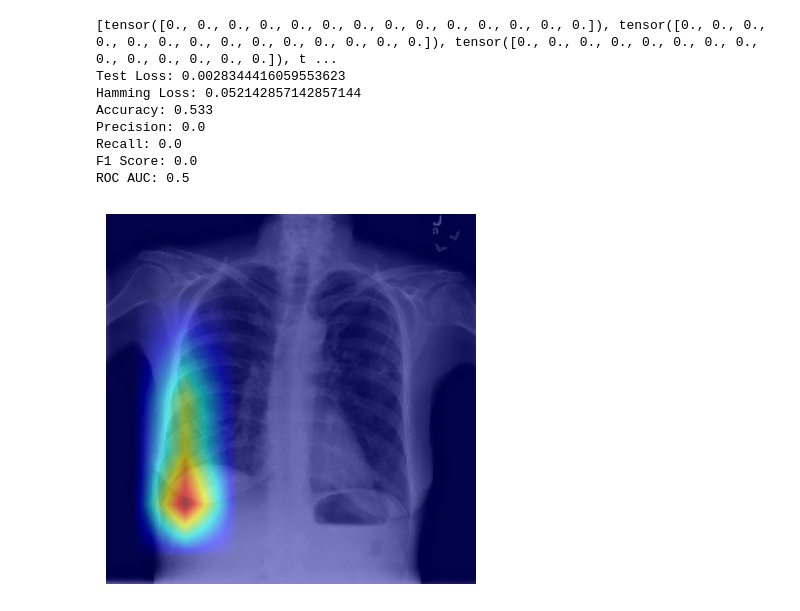
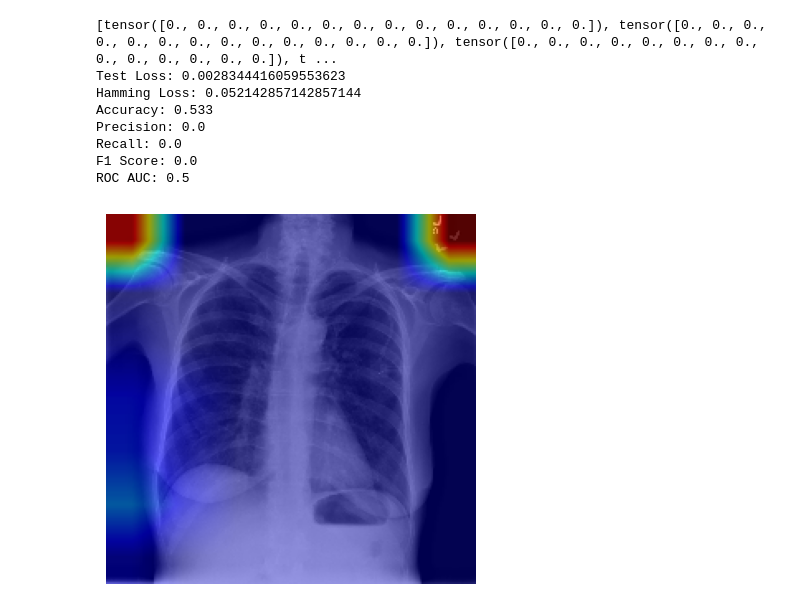
Before and after one commit to totton-hollenbeak/DS440-Project, a Jupyter notebook: DS440_Project.ipynb, the cells around one changed output. Drawn from its saved outputs; the diff is of its cells as text; code cells hidden in the pictures.

Commit message:
Updated GRAD CAM to plot all targets

```diff
--- a/DS440_Project.ipynb
+++ b/DS440_Project.ipynb
@@ -273,25 +273,25 @@ ROC AUC: 0.5
 # %%
 model.load_state_dict(torch.load("best_transfer_learning_model.pth", weights_only=True))
 model.eval()
 
 target_layers = [model.layer4[-1]]
 
 image = Image.open("./Example Images/Infiltration.PNG").convert("RGB")
 input_tensor = data_transform(image).unsqueeze(0)
 
-targets = [ClassifierOutputTarget(0)]
+targets = [ClassifierOutputTarget(i) for i in range(0, 15)]
 
 with GradCAM(model=model, target_layers=target_layers) as cam:
     grayscale_cam = cam(input_tensor=input_tensor, targets=targets)
     grayscale_cam = grayscale_cam[0, :]
 
     rgb_img = np.array(image) / 255.0
     rgb_img = cv2.resize(rgb_img, (224, 224))
 
     visualization = show_cam_on_image(rgb_img, grayscale_cam, use_rgb=True)
 
     plt.imshow(visualization)
     plt.axis('off')
     plt.show()
 # %% [output]
-[figure, old version]
+[figure, new version]
```
Also changed, not shown: parts of 1 cell of this notebook.
